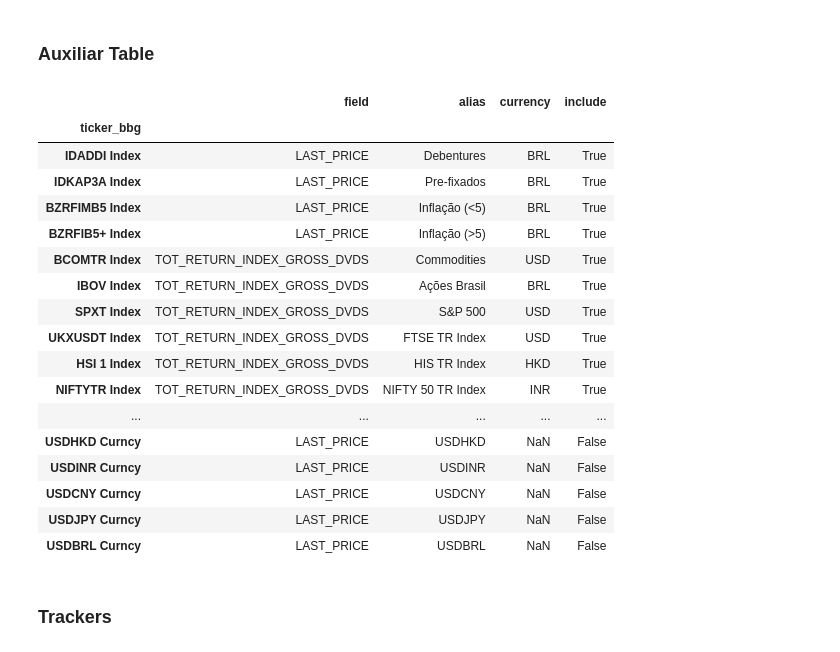
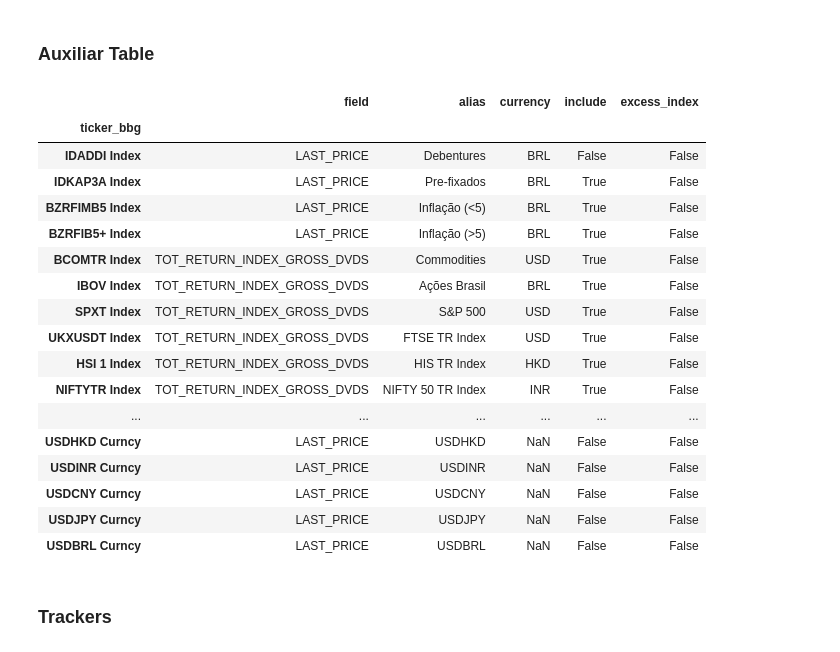
Before and after one commit to sambacode/asset_allocation, a Jupyter notebook: project.ipynb, the cells around one changed output. Saved outputs shown, nothing was run; the diff lists cells and outputs as text; code cells hidden in the pictures.

```diff
--- a/project.ipynb
+++ b/project.ipynb
@@ -53,26 +85,26 @@ df_base
 # %% [markdown]
 ### Auxiliar Table
 # %%
-df_base_aux = pd.read_excel(path, index_col=0, usecols="A:E", sheet_name="aux")
+df_base_aux = pd.read_excel(path, index_col=0, usecols="A:F", sheet_name="aux")
 df_base_aux
 # %% [output]
-|  | field | alias | currency | include |
-| ticker_bbg |  |  |  |  |
-| IDADDI Index | LAST_PRICE | Debentures | BRL | True |
-| IDKAP3A Index | LAST_PRICE | Pre-fixados | BRL | True |
-| BZRFIMB5 Index | LAST_PRICE | Inflação (<5) | BRL | True |
-| BZRFIB5+ Index | LAST_PRICE | Inflação (>5) | BRL | True |
-| BCOMTR Index | TOT_RETURN_INDEX_GROSS_DVDS | Commodities | USD | True |
-| IBOV Index | TOT_RETURN_INDEX_GROSS_DVDS | Ações Brasil | BRL | True |
-| SPXT Index | TOT_RETURN_INDEX_GROSS_DVDS | S&P 500 | USD | True |
-| UKXUSDT Index | TOT_RETURN_INDEX_GROSS_DVDS | FTSE TR Index | USD | True |
-| HSI 1 Index | TOT_RETURN_INDEX_GROSS_DVDS | HIS TR Index | HKD | True |
-| NIFTYTR Index | TOT_RETURN_INDEX_GROSS_DVDS | NIFTY 50 TR Index | INR | True |
-| ... | ... | ... | ... | ... |
-| USDHKD Curncy | LAST_PRICE | USDHKD | NaN | False |
-| USDINR Curncy | LAST_PRICE | USDINR | NaN | False |
-| USDCNY Curncy | LAST_PRICE | USDCNY | NaN | False |
-| USDJPY Curncy | LAST_PRICE | USDJPY | NaN | False |
-| USDBRL Curncy | LAST_PRICE | USDBRL | NaN | False |
+|  | field | alias | currency | include | excess_index |
+| ticker_bbg |  |  |  |  |  |
+| IDADDI Index | LAST_PRICE | Debentures | BRL | False | False |
+| IDKAP3A Index | LAST_PRICE | Pre-fixados | BRL | True | False |
+| BZRFIMB5 Index | LAST_PRICE | Inflação (<5) | BRL | True | False |
+| BZRFIB5+ Index | LAST_PRICE | Inflação (>5) | BRL | True | False |
+| BCOMTR Index | TOT_RETURN_INDEX_GROSS_DVDS | Commodities | USD | True | False |
+| IBOV Index | TOT_RETURN_INDEX_GROSS_DVDS | Ações Brasil | BRL | True | False |
+| SPXT Index | TOT_RETURN_INDEX_GROSS_DVDS | S&P 500 | USD | True | False |
+| UKXUSDT Index | TOT_RETURN_INDEX_GROSS_DVDS | FTSE TR Index | USD | True | False |
+| HSI 1 Index | TOT_RETURN_INDEX_GROSS_DVDS | HIS TR Index | HKD | True | False |
+| NIFTYTR Index | TOT_RETURN_INDEX_GROSS_DVDS | NIFTY 50 TR Index | INR | True | False |
+| ... | ... | ... | ... | ... | ... |
+| USDHKD Curncy | LAST_PRICE | USDHKD | NaN | False | False |
+| USDINR Curncy | LAST_PRICE | USDINR | NaN | False | False |
+| USDCNY Curncy | LAST_PRICE | USDCNY | NaN | False | False |
+| USDJPY Curncy | LAST_PRICE | USDJPY | NaN | False | False |
+| USDBRL Curncy | LAST_PRICE | USDBRL | NaN | False | False |
 # %% [markdown]
 ### Trackers
```
Also changed, not shown: parts of 9 cells of this notebook, 1 other file.
